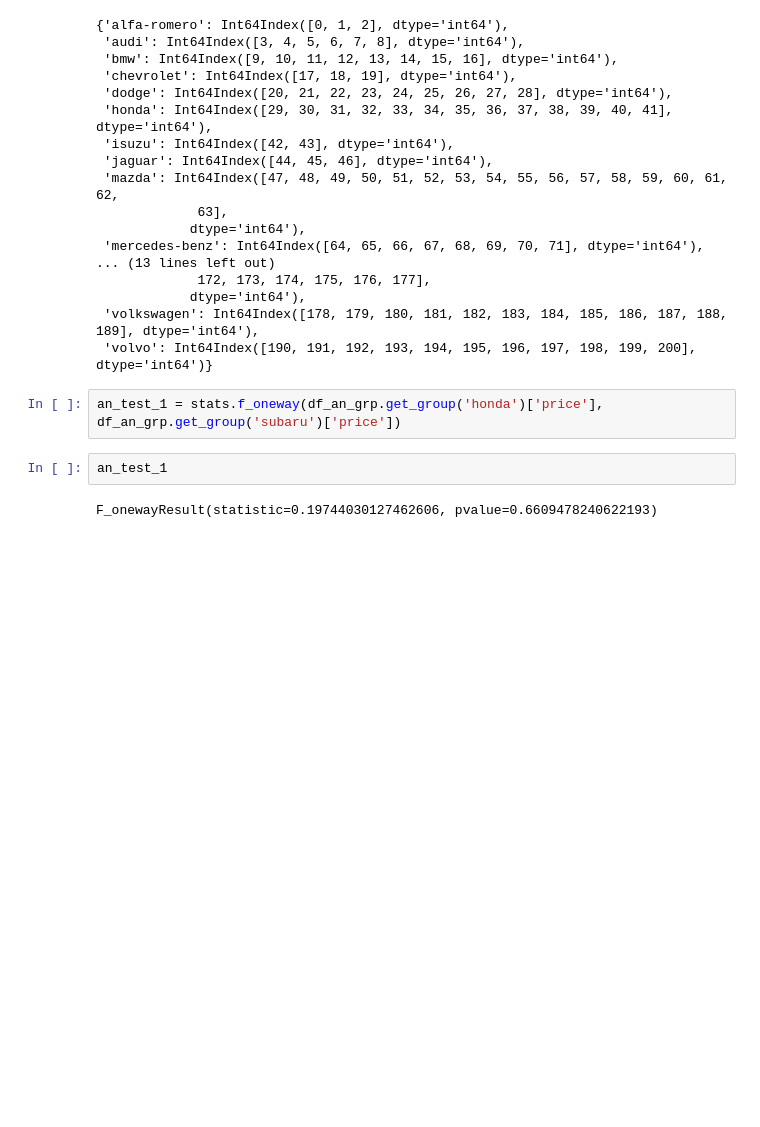
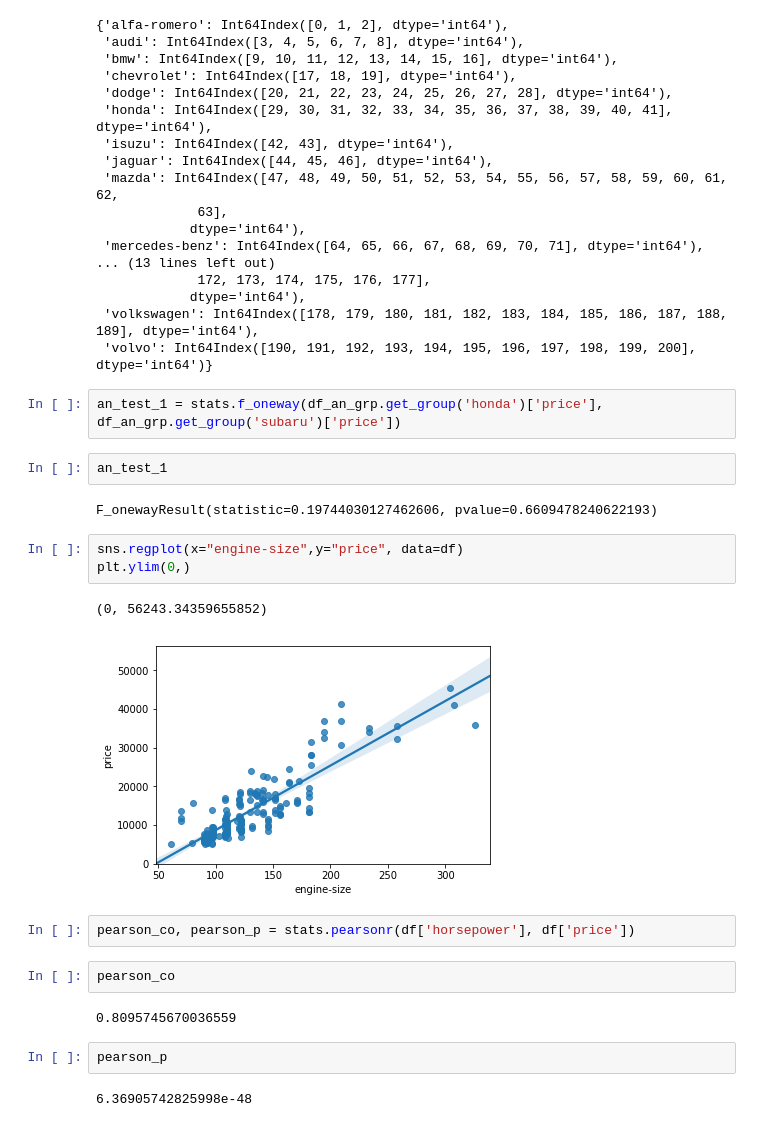
Before and after one commit to wjwka/DS_practical_applied, a Jupyter notebook: Data Analysis with python/Untitled.ipynb, the cells around one changed output. Saved outputs shown, nothing was run; the diff lists cells and outputs as text; blank space fills up the shorter version.

```diff
--- a/Data Analysis with python/Untitled.ipynb
+++ b/Data Analysis with python/Untitled.ipynb
@@ -291,3 +292,19 @@ an_test_1 = stats.f_oneway(df_an_grp.get_group('honda')['price'], df_an_grp.get_
 an_test_1
 # %% [output]
 F_onewayResult(statistic=0.19744030127462606, pvalue=0.6609478240622193)
+# %%
+sns.regplot(x="engine-size",y="price", data=df)
+plt.ylim(0,)
+# %% [output]
+(0, 56243.34359655852)
+[figure, added]
+# %%
+pearson_co, pearson_p = stats.pearsonr(df['horsepower'], df['price'])
+# %%
+pearson_co
+# %% [output]
+0.8095745670036559
+# %%
+pearson_p
+# %% [output]
+6.36905742825998e-48
```
Also changed, not shown: parts of 2 cells of this notebook.
